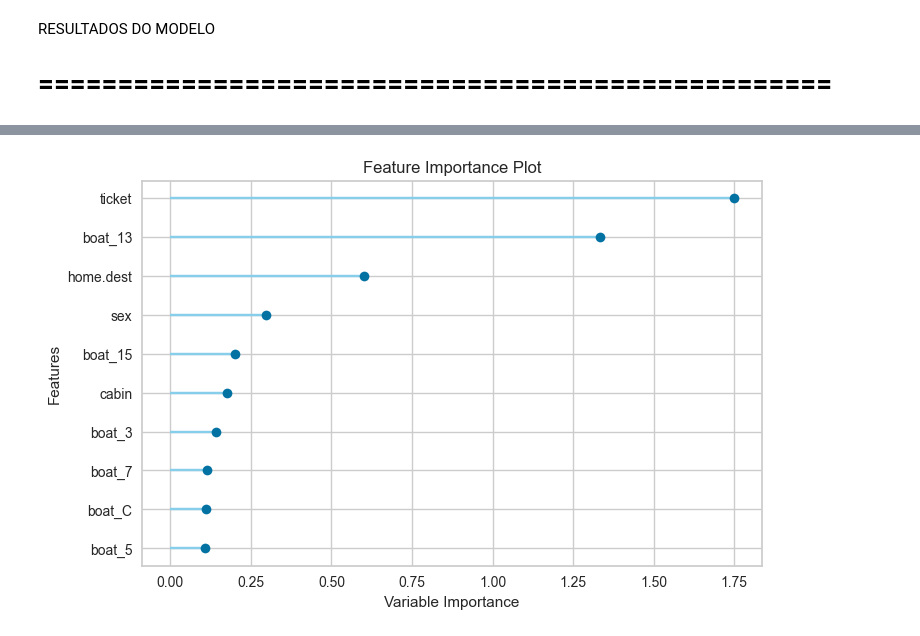
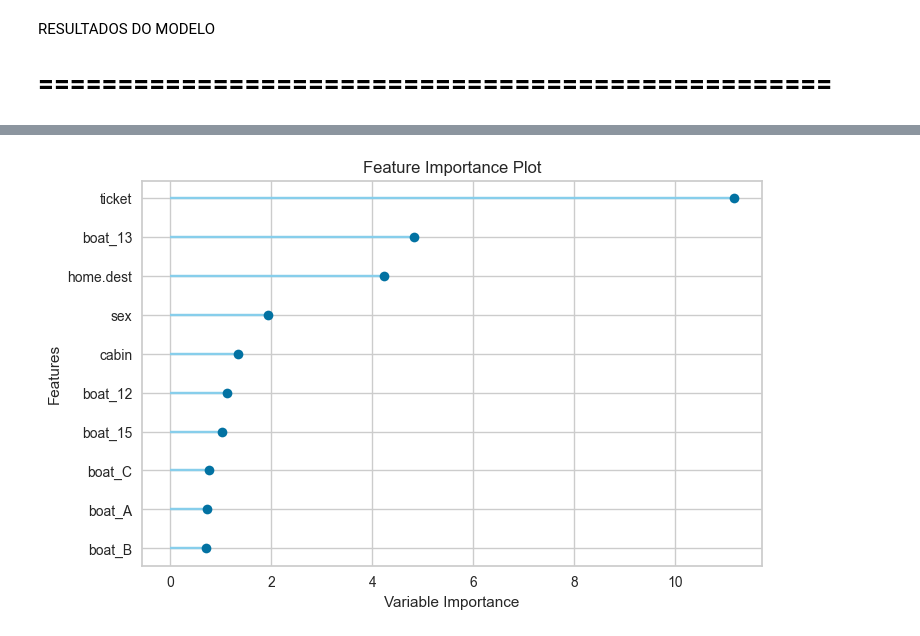
Before and after one commit to vitorvallio/titanic-survival-analysis, a Jupyter notebook: titanic.ipynb, the cells around one changed output, grey strips where cells are left out. Cells and saved outputs as stored; diff of their text form; code cells hidden in the pictures.

```diff
--- a/titanic.ipynb
+++ b/titanic.ipynb
@@ -240,7 +240,7 @@ RidgeClassifier(alpha=1.0, class_weight=None, copy_X=True, fit_intercept=True,
                 max_iter=None, positive=False, random_state=123, solver='auto',
                 tol=0.0001)
 # %%
-ridge = s.create_model("ridge")
+lr = s.create_model("lr")
 # %% [output]
 [interactive output not drawn]
 |  | Accuracy | AUC | Recall | Prec. | F1 | Kappa | MCC |
@@ -260,6 +260,6 @@ ridge = s.create_model("ridge")
 [interactive output not drawn]
 # %%
-ridge_tuned = s.tune_model(ridge, n_iter=10, optimize="auc")
+lr_tuned = s.tune_model(lr, n_iter=10, optimize="auc")
 # %% [output]
 [interactive output not drawn]
 |  | Accuracy | AUC | Recall | Prec. | F1 | Kappa | MCC |
@@ -299,5 +299,5 @@ s.plot_model(ridge_tuned, plot="pr")
 # %%
-s.plot_model(ridge_tuned, plot="feature")
+s.plot_model(lr_tuned, plot="feature")
 # %% [output]
 [interactive output not drawn]
-[figure, old version]
+[figure, new version]
```
Also changed, not shown: parts of 6 cells of this notebook.
